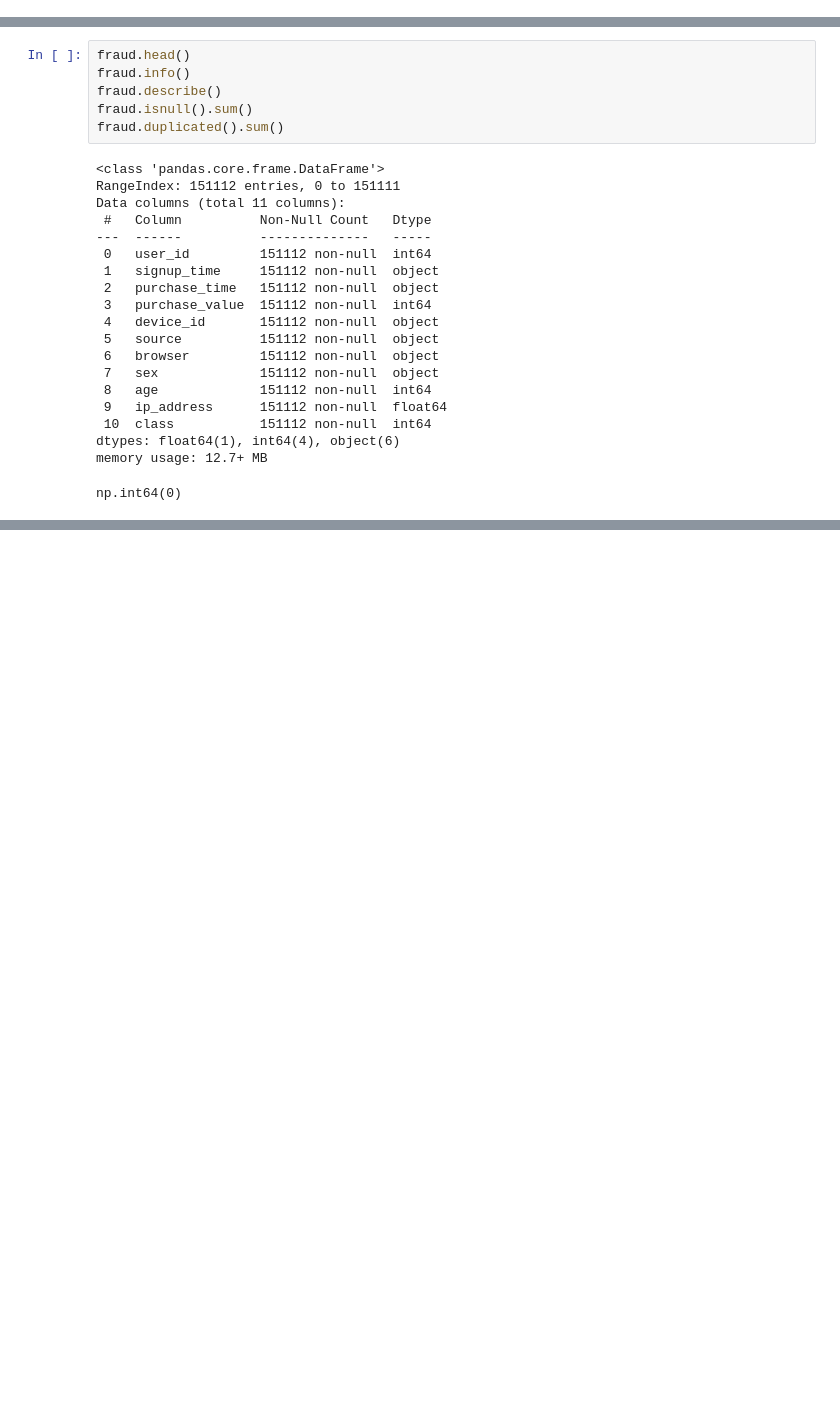
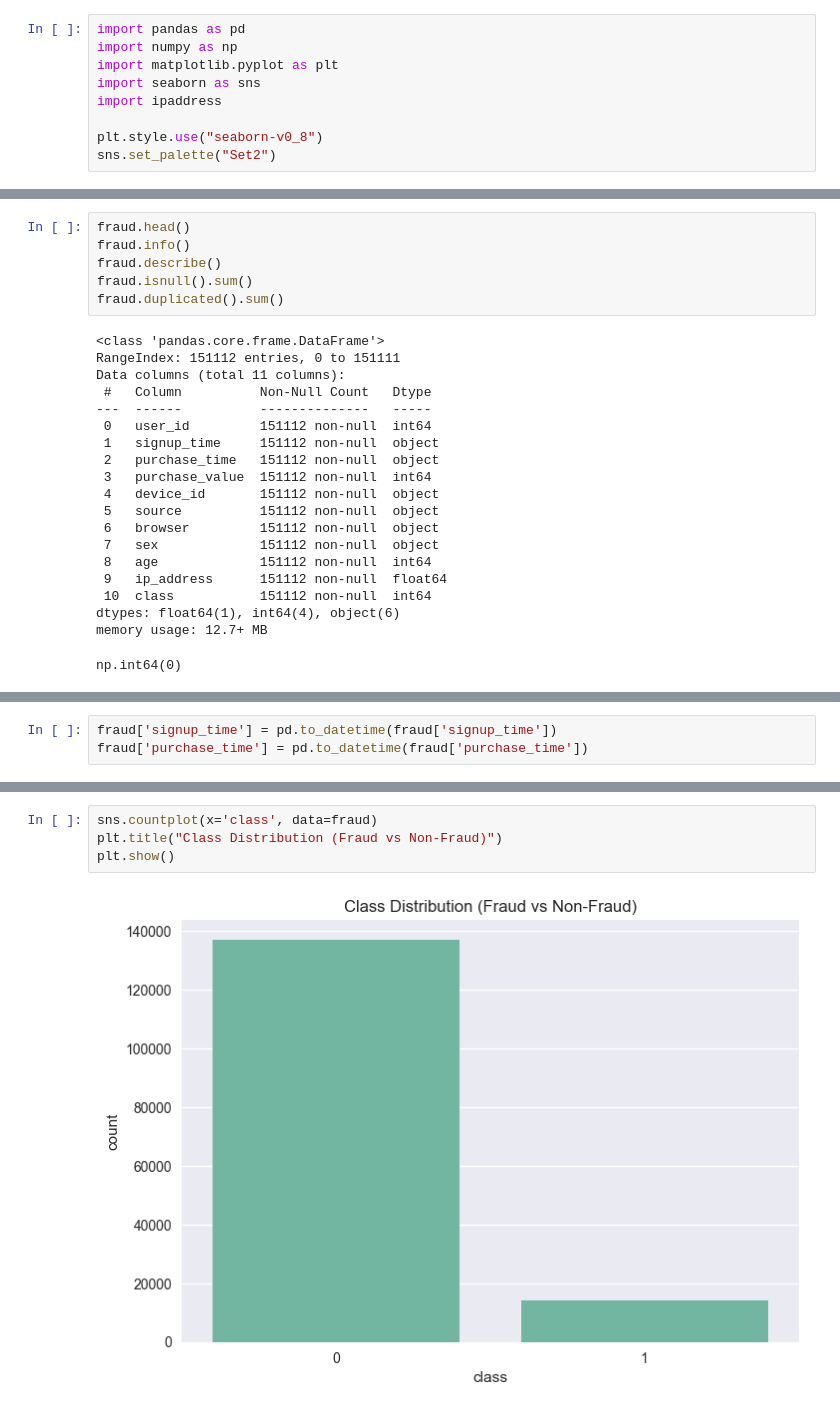
Before and after one commit to meba210/fraud-detection-week5, a Jupyter notebook: notebooks/eda-fraud-data.ipynb, the cells around one changed output, grey strips where cells are left out. Cells and saved outputs as stored; diff of their text form; blank space fills up the shorter version.

Commit message:
Perform exploratory data analysis on fraud dataset

```diff
--- a/notebooks/eda-fraud-data.ipynb
+++ b/notebooks/eda-fraud-data.ipynb
@@ -1,3 +1,12 @@
+# %%
+import pandas as pd
+import numpy as np
+import matplotlib.pyplot as plt
+import seaborn as sns
+import ipaddress
+
+plt.style.use("seaborn-v0_8")
+sns.set_palette("Set2")
 # %% [markdown]
 # Load data
 # %%
@@ -35,0 +47,3 @@ np.int64(0)
+# %%
+fraud['signup_time'] = pd.to_datetime(fraud['signup_time'])
+fraud['purchase_time'] = pd.to_datetime(fraud['purchase_time'])
@@ -35,0 +66,6 @@ np.int64(0)
+# %%
+sns.countplot(x='class', data=fraud)
+plt.title("Class Distribution (Fraud vs Non-Fraud)")
+plt.show()
+# %% [output]
+[figure, added]
```
Also changed, not shown: parts of 31 cells of this notebook.
